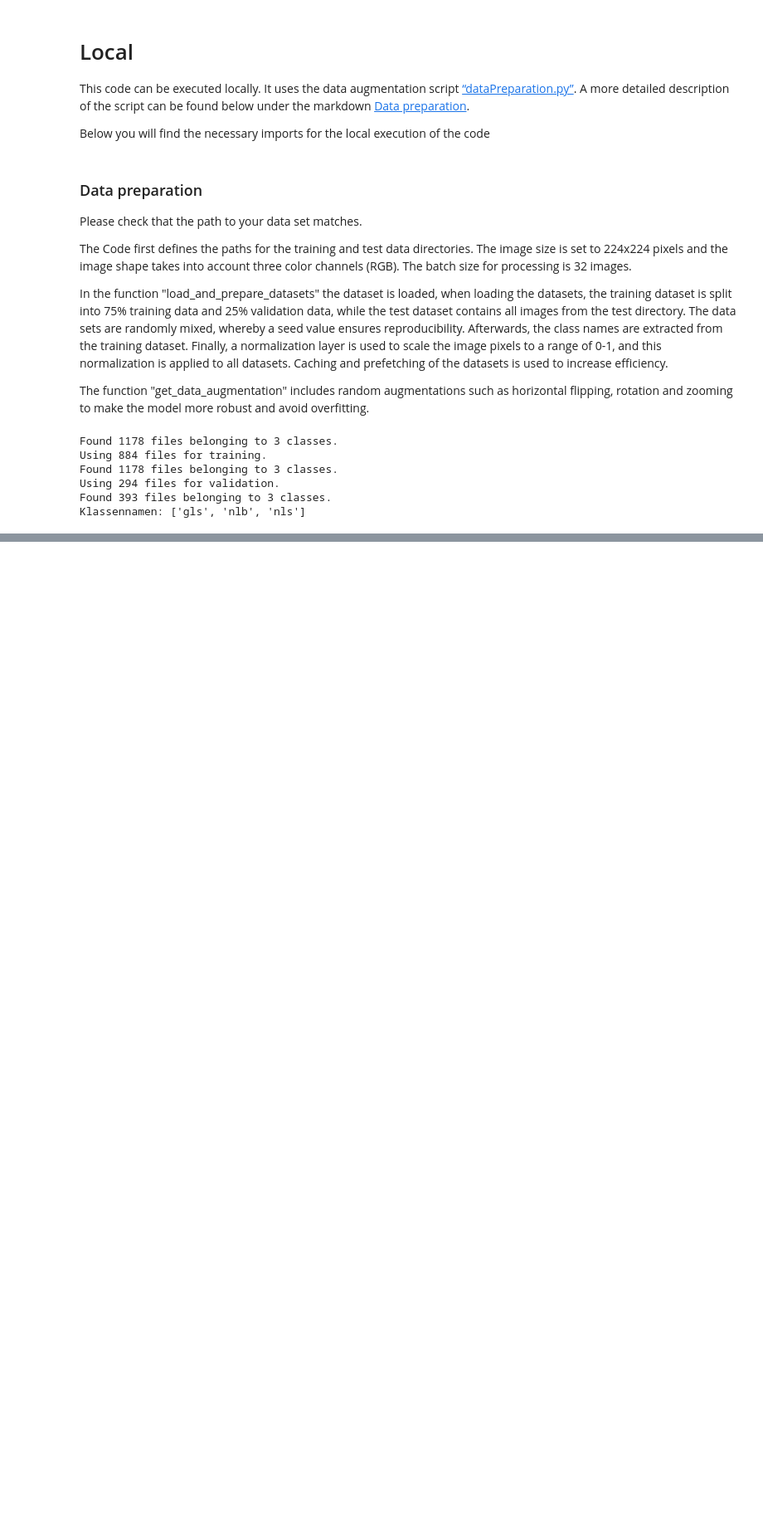
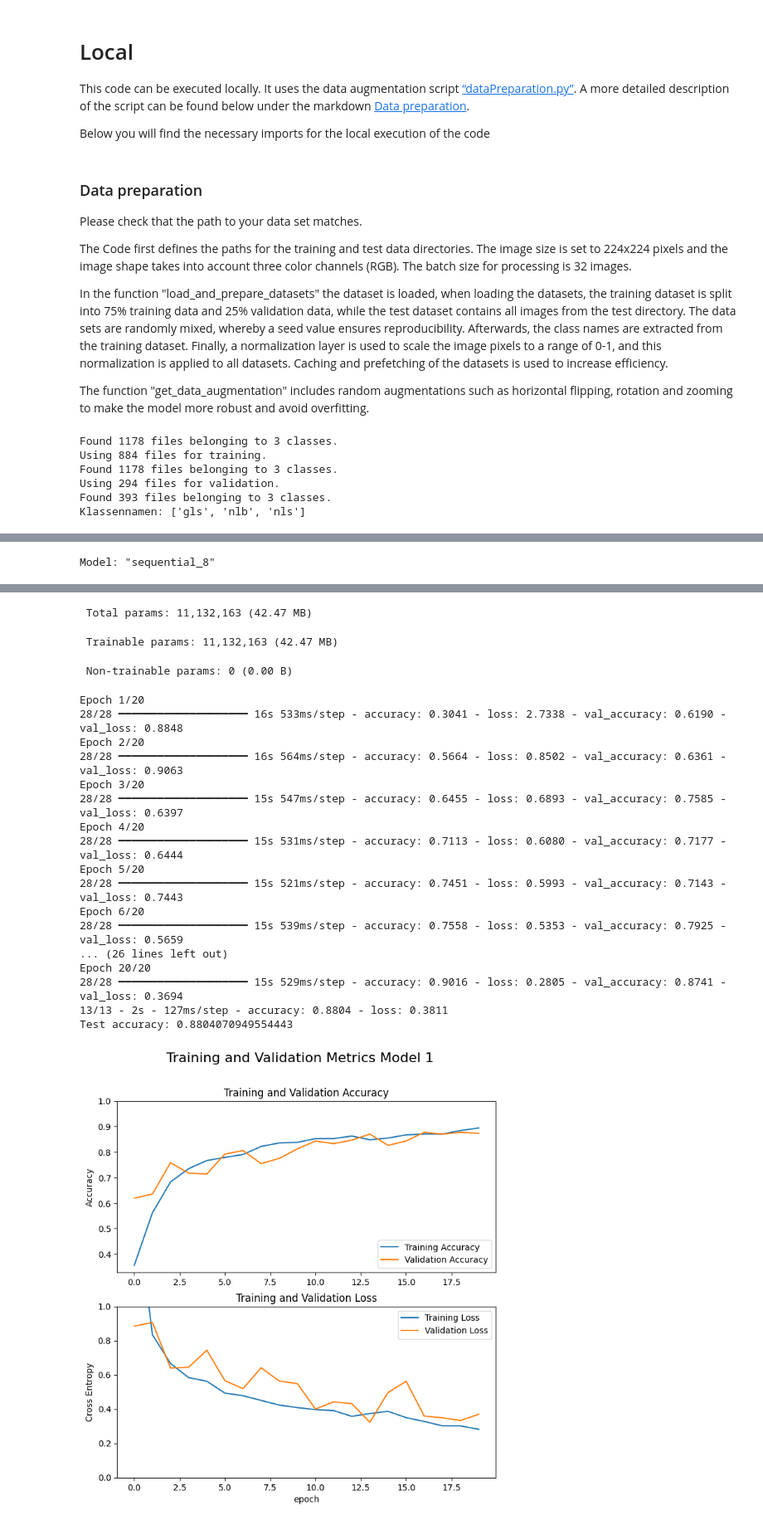
Before and after one commit to nefcheff/ML2Project, a Jupyter notebook: MyCnnModel.ipynb, the cells around one changed output, grey strips where cells are left out. Shown at 83% size. Cells and saved outputs as stored; diff of their text form; code cells hidden in the pictures; blank space fills up the shorter version.

```diff
--- a/MyCnnModel.ipynb
+++ b/MyCnnModel.ipynb
@@ -169,7 +191,7 @@ model_1.compile(optimizer='adam',
 # Train the model
 history = model_1.fit(
     train_dataset,
-    epochs=9,
+    epochs=20,
     validation_data=validation_dataset
 )
 
@@ -199,3 +221,5 @@ plt.legend(loc='upper right')
 
 plt.suptitle('Training and Validation Metrics Model 1', fontsize=16)
 plt.show()
+# %% [output]
+Model: "sequential_8"
@@ -201,0 +243,21 @@ plt.show()
+ Total params: 11,132,163 (42.47 MB)
+ Trainable params: 11,132,163 (42.47 MB)
+ Non-trainable params: 0 (0.00 B)
+Epoch 1/20
+28/28 ━━━━━━━━━━━━━━━━━━━━ 16s 533ms/step - accuracy: 0.3041 - loss: 2.7338 - val_accuracy: 0.6190 - val_loss: 0.8848
+Epoch 2/20
+28/28 ━━━━━━━━━━━━━━━━━━━━ 16s 564ms/step - accuracy: 0.5664 - loss: 0.8502 - val_accuracy: 0.6361 - val_loss: 0.9063
+Epoch 3/20
+28/28 ━━━━━━━━━━━━━━━━━━━━ 15s 547ms/step - accuracy: 0.6455 - loss: 0.6893 - val_accuracy: 0.7585 - val_loss: 0.6397
+Epoch 4/20
+28/28 ━━━━━━━━━━━━━━━━━━━━ 15s 531ms/step - accuracy: 0.7113 - loss: 0.6080 - val_accuracy: 0.7177 - val_loss: 0.6444
+Epoch 5/20
+28/28 ━━━━━━━━━━━━━━━━━━━━ 15s 521ms/step - accuracy: 0.7451 - loss: 0.5993 - val_accuracy: 0.7143 - val_loss: 0.7443
+Epoch 6/20
+28/28 ━━━━━━━━━━━━━━━━━━━━ 15s 539ms/step - accuracy: 0.7558 - loss: 0.5353 - val_accuracy: 0.7925 - val_loss: 0.5659
+... (26 lines left out)
+Epoch 20/20
+28/28 ━━━━━━━━━━━━━━━━━━━━ 15s 529ms/step - accuracy: 0.9016 - loss: 0.2805 - val_accuracy: 0.8741 - val_loss: 0.3694
+13/13 - 2s - 127ms/step - accuracy: 0.8804 - loss: 0.3811
+Test accuracy: 0.8804070949554443
+[figure, added]
```
Also changed, not shown: parts of 17 cells of this notebook, 2 other files.
